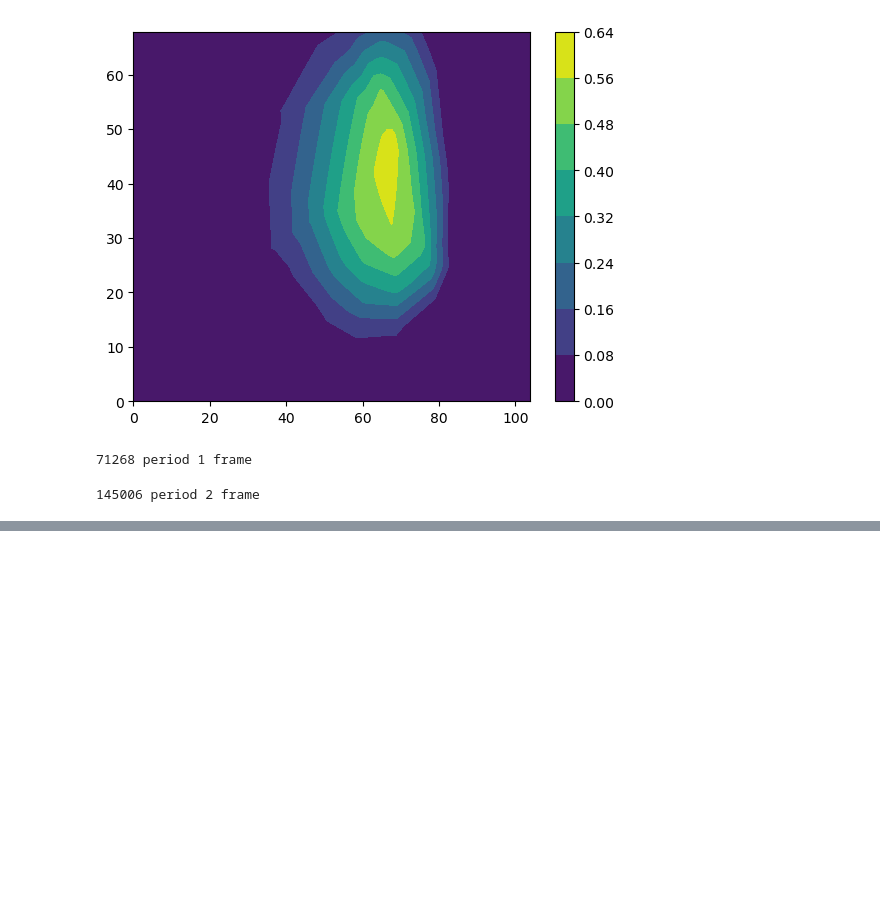
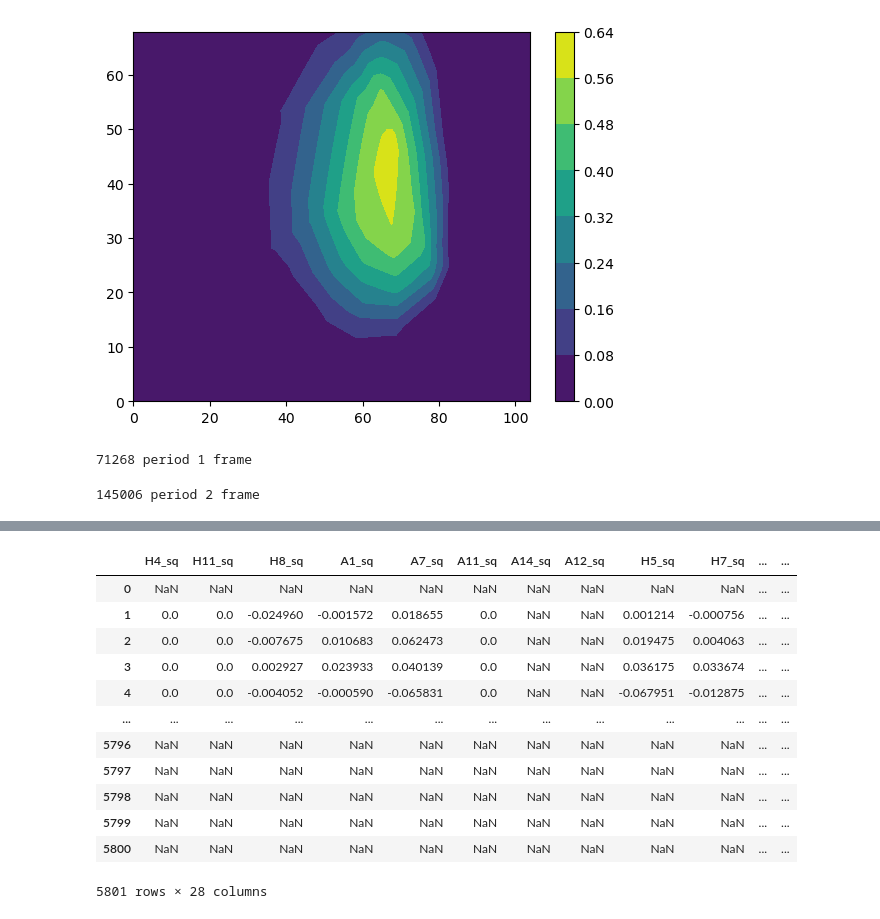
Before and after one commit to jmlee8939/Wide-Open-Space_Pitch_Control_Model, a Jupyter notebook: 3.3 Space Occupation Gain.ipynb, the cells around one changed output, grey strips where cells are left out. Drawn from its saved outputs; the diff is of its cells as text; code cells hidden in the pictures; blank space fills up the shorter version.

```diff
--- a/3.3 Space Occupation Gain.ipynb
+++ b/3.3 Space Occupation Gain.ipynb
@@ -148,0 +152,16 @@ df
+# %%
+f_df.loc[:, [i for i in f_df.columns if 'sq' in i]]
+# %% [output]
+|  | H4_sq | H11_sq | H8_sq | A1_sq | A7_sq | A11_sq | A14_sq | A12_sq | H5_sq | H7_sq | ... | ... |
+| 0 | NaN | NaN | NaN | NaN | NaN | NaN | NaN | NaN | NaN | NaN | ... | ... |
+| 1 | 0.0 | 0.0 | -0.024960 | -0.001572 | 0.018655 | 0.0 | NaN | NaN | 0.001214 | -0.000756 | ... | ... |
+| 2 | 0.0 | 0.0 | -0.007675 | 0.010683 | 0.062473 | 0.0 | NaN | NaN | 0.019475 | 0.004063 | ... | ... |
+| 3 | 0.0 | 0.0 | 0.002927 | 0.023933 | 0.040139 | 0.0 | NaN | NaN | 0.036175 | 0.033674 | ... | ... |
+| 4 | 0.0 | 0.0 | -0.004052 | -0.000590 | -0.065831 | 0.0 | NaN | NaN | -0.067951 | -0.012875 | ... | ... |
+| ... | ... | ... | ... | ... | ... | ... | ... | ... | ... | ... | ... | ... |
+| 5796 | NaN | NaN | NaN | NaN | NaN | NaN | NaN | NaN | NaN | NaN | ... | ... |
+| 5797 | NaN | NaN | NaN | NaN | NaN | NaN | NaN | NaN | NaN | NaN | ... | ... |
+| 5798 | NaN | NaN | NaN | NaN | NaN | NaN | NaN | NaN | NaN | NaN | ... | ... |
+| 5799 | NaN | NaN | NaN | NaN | NaN | NaN | NaN | NaN | NaN | NaN | ... | ... |
+| 5800 | NaN | NaN | NaN | NaN | NaN | NaN | NaN | NaN | NaN | NaN | ... | ... |
+5801 rows × 28 columns
```
Also changed, not shown: parts of 22 cells of this notebook, 6 other files.
